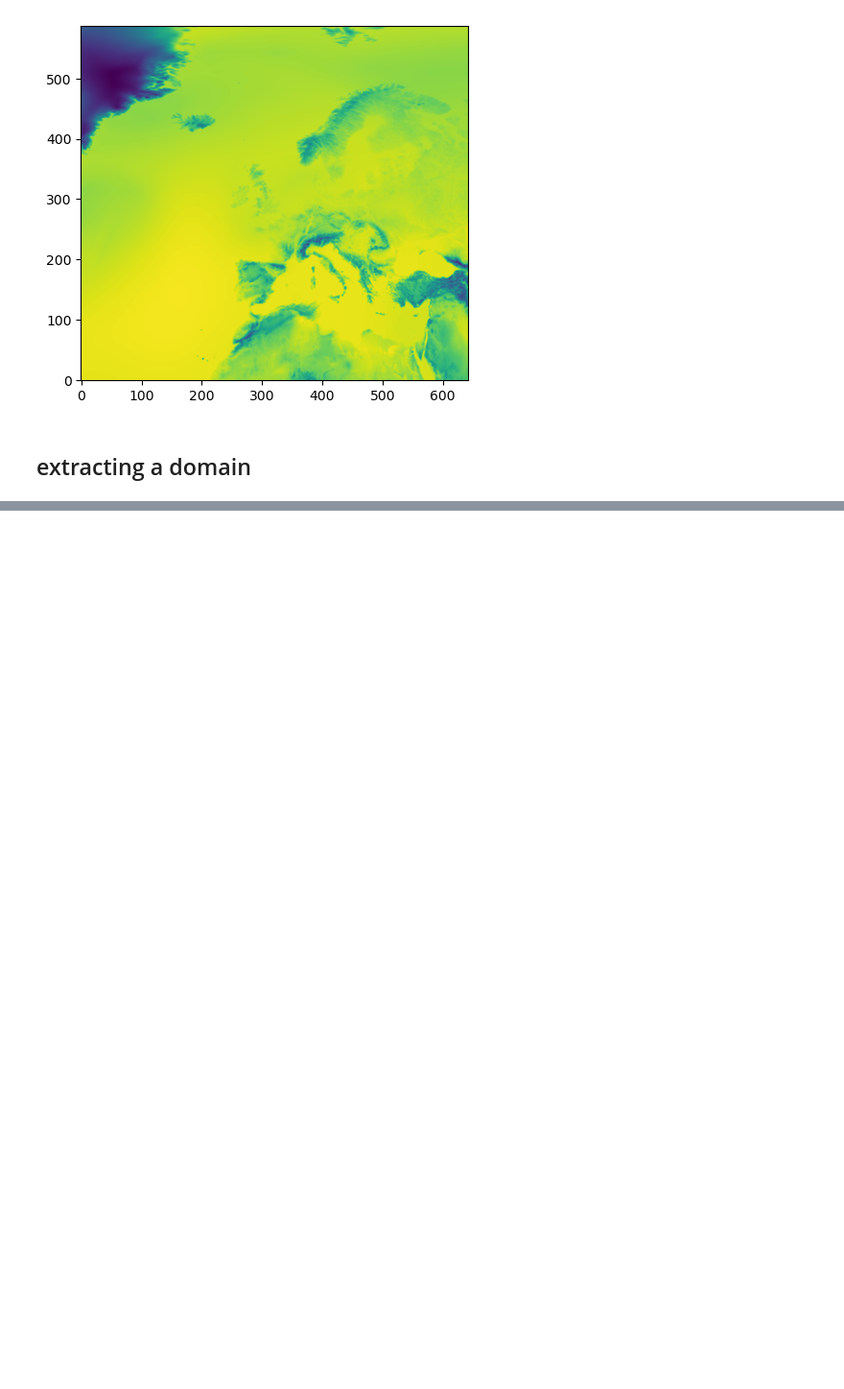
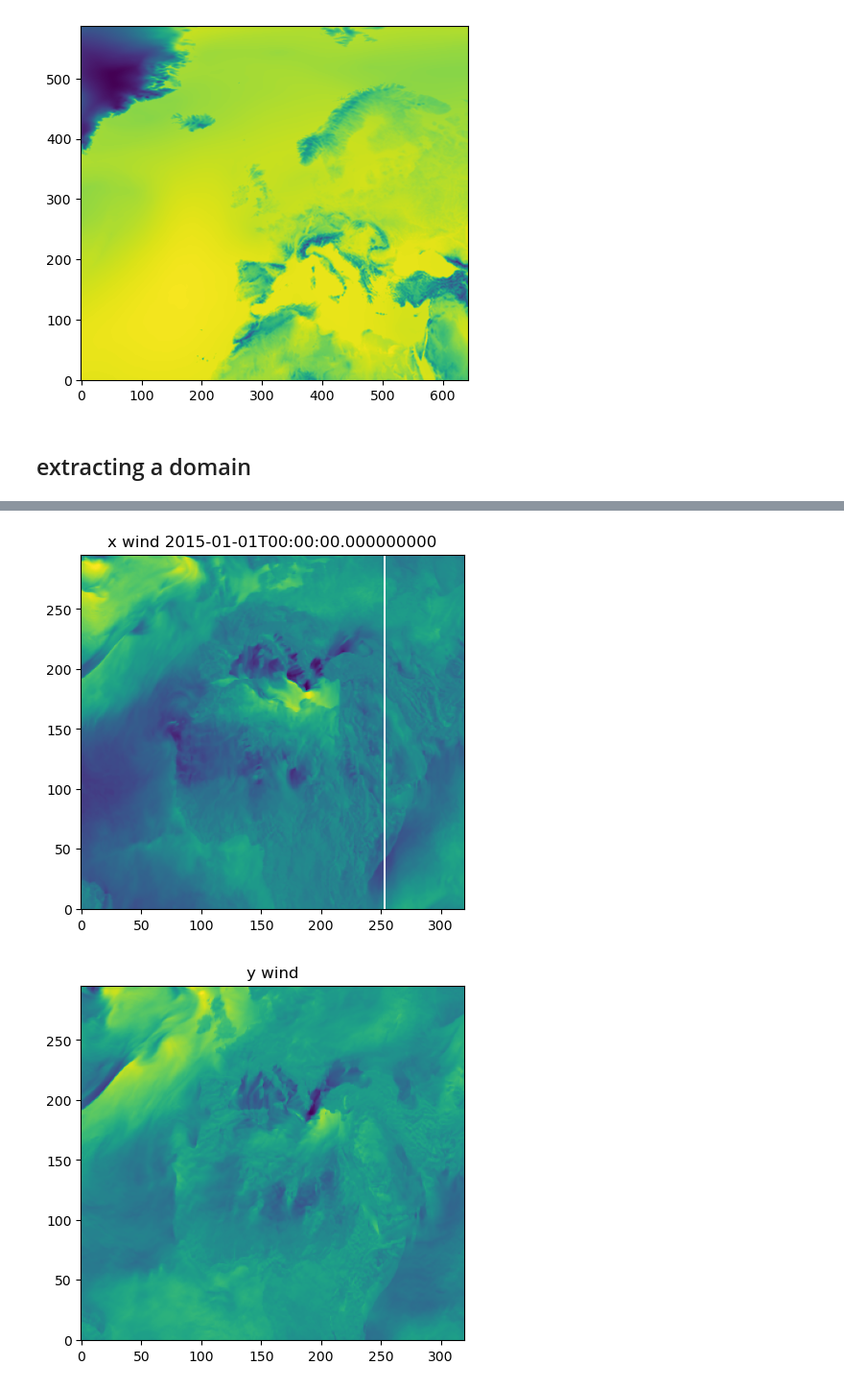
Before and after one commit to elenafillo/extract_iris_met, a Jupyter notebook: exploring_met_data.ipynb, the cells around one changed output, grey strips where cells are left out. Shown at 96% size. Saved outputs shown, nothing was run; the diff lists cells and outputs as text; code cells hidden in the pictures; blank space fills up the shorter version.

```diff
--- a/exploring_met_data.ipynb
+++ b/exploring_met_data.ipynb
@@ -153,0 +222,16 @@ ax.set_extent(extent, crs=cartopy.crs.PlateCarree())
+# %%
+# currently there's an issue with these lines! only in the NorthAfrica files
+# only in the wind variables, and only in some files
+# some files have only xwind, some have both x and y
+plt.imshow(met.sel(model_level_number=1, time=met.time.values[0]).x_wind.values, origin="lower")
+plt.title(f"x wind {met.time.values[0]}")
+plt.show()
+plt.imshow(met.sel(model_level_number=1, time=met.time.values[0]).y_wind.values, origin="lower")
+plt.title("y wind")
+plt.show()
+plt.imshow(met.sel(model_level_number=1, time=met.time.values[0]).air_temperature.values, origin="lower")
+plt.title("air temperature")
+plt.show()
+# %% [output]
+[figure, added]
+[figure, added]
```
Also changed, not shown: parts of 13 cells of this notebook.
